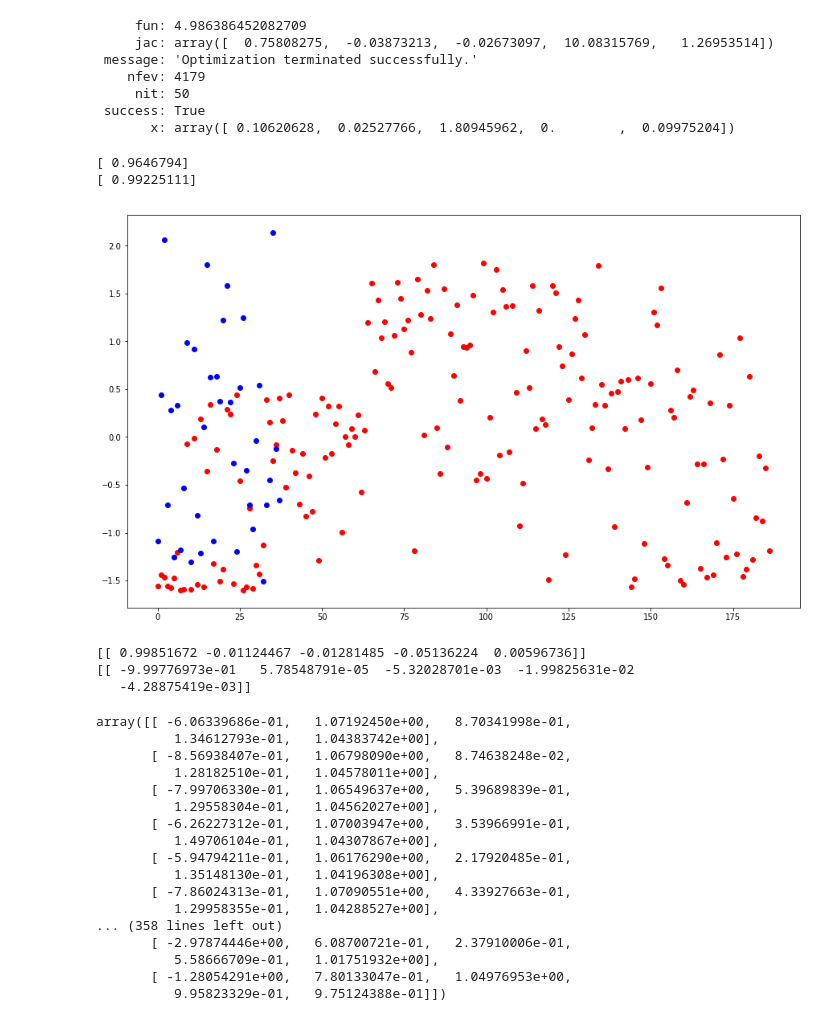
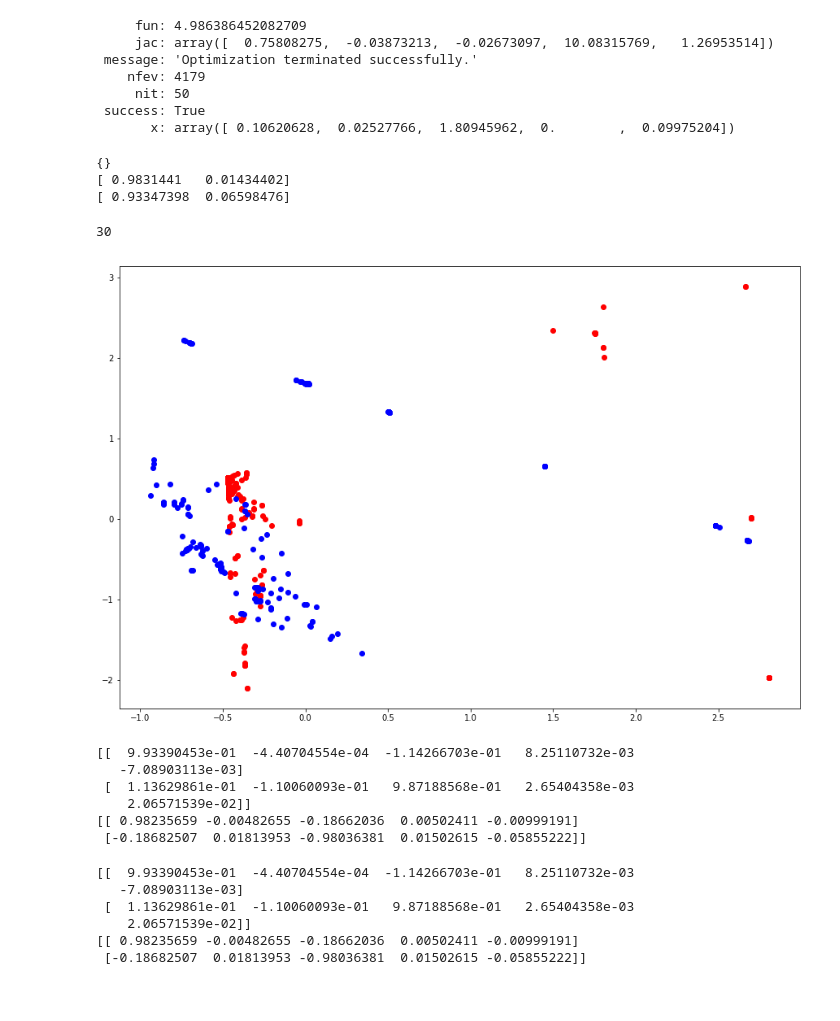
Before and after one commit to shvimas/diploma, a Jupyter notebook: notebooks/heston.ipynb, the cells around one changed output. Cells and saved outputs as stored; diff of their text form; code cells hidden in the pictures.

```diff
--- a/notebooks/heston.ipynb
+++ b/notebooks/heston.ipynb
@@ -9,12 +9,12 @@ import matplotlib.pyplot as pl
 import data_helpers as dh
 import heston_pricing as he
 from pars_range import Range
-from importlib import reload
+from importlib import reload, _RELOADING
 
 
-pl.rcParams["figure.figsize"] = (15, 9)
+pl.rcParams["figure.figsize"] = (15, 10)
 # %%
-pl.rcParams["figure.figsize"] = (15, 9)
+pl.rcParams["figure.figsize"] = (15, 10)
 # %%
 try:
     data, info = dh.read_data("../SPH2_031612.csv")
@@ -166,51 +166,60 @@ import sklearn.decomposition as de
 
 
 dh = reload(dh)
+print(_RELOADING)
 
 
-filename1 = dh.get_filename(model='heston', metric='RMR', best=True, from_dir='params/params', is_call=is_call)
-filename2 = dh.get_filename(model='heston', metric='RMR', best=True, from_dir='params', is_call=is_call)
+filename1 = dh.get_filename(model='heston', metric='MAE', is_call=True)
+filename2 = dh.get_filename(model='heston', metric='MAE', is_call=False)
 centers1 = np.array(list(dh.extract_centers(filename1)))
 centers2 = np.array(list(dh.extract_centers(filename2)))
-pca1 = de.PCA(n_components=1, whiten=True).fit(centers1)
+pca1 = de.PCA(n_components=2, whiten=True)
+pca1.fit(centers1)
 print(pca1.explained_variance_ratio_)
 components1 = pca1.components_
-pca2 = de.PCA(n_components=1, whiten=True).fit(centers2)
+pca2 = de.PCA(n_components=2, whiten=True)
+pca2.fit(centers2)
 print(pca2.explained_variance_ratio_)
 components2 = pca2.components_
 # %% [output]
-[ 0.9646794]
-[ 0.99225111]
+{}
+[ 0.9831441   0.01434402]
+[ 0.93347398  0.06598476]
 # %%
 centers_2d_1 = pca1.fit_transform(centers1)
 centers_2d_2 = pca2.fit_transform(centers2)
-dh.plot_dots(a=centers_2d_1, b=centers_2d_2, dim=1)
+dh.plot_dots(a=centers_2d_1, b=centers_2d_2)
+
+sum(list(map(
+    lambda x: he.bad_pars(*x, bounds_only=True),
+    centers_2d_1 @ components1 + pca1.mean_
+)))
 # %% [output]
+30
-[figure, old version]
+[figure, new version]
+# %%
+def restore_pars(dots, factors, means):
+    return dots @ factors + means
+
+
+centers2 - restore_pars(centers_2d_2, components2, pca2.mean_)
+
+q = list(map(lambda x: he.bad_pars(*x, bounds_only=True), centers1))
+sum(q) / len(q)
+# %% [output]
+[[  9.93390453e-01  -4.40704554e-04  -1.14266703e-01   8.25110732e-03
+   -7.08903113e-03]
+ [  1.13629861e-01  -1.10060093e-01   9.87188568e-01   2.65404358e-03
+    2.06571539e-02]]
+[[ 0.98235659 -0.00482655 -0.18662036  0.00502411 -0.00999191]
+ [-0.18682507  0.01813953 -0.98036381  0.01502615 -0.05855222]]
 # %%
 print(components1)
 print(components2)
 # %% [output]
-[[ 0.99851672 -0.01124467 -0.01281485 -0.05136224  0.00596736]]
-[[ -9.99776973e-01   5.78548791e-05  -5.32028701e-03  -1.99825631e-02
-   -4.28875419e-03]]
+[[  9.93390453e-01  -4.40704554e-04  -1.14266703e-01   8.25110732e-03
+   -7.08903113e-03]
+ [  1.13629861e-01  -1.10060093e-01   9.87188568e-01   2.65404358e-03
+    2.06571539e-02]]
+[[ 0.98235659 -0.00482655 -0.18662036  0.00502411 -0.00999191]
+ [-0.18682507  0.01813953 -0.98036381  0.01502615 -0.05855222]]
-# %%
-np.mean(centers1) + centers_2d_1 @ components1 - centers1
-# %% [output]
-array([[ -6.06339686e-01,   1.07192450e+00,   8.70341998e-01,
-          1.34612793e-01,   1.04383742e+00],
-       [ -8.56938407e-01,   1.06798090e+00,   8.74638248e-02,
-          1.28182510e-01,   1.04578011e+00],
-       [ -7.99706330e-01,   1.06549637e+00,   5.39689839e-01,
-          1.29558304e-01,   1.04562027e+00],
-       [ -6.26227312e-01,   1.07003947e+00,   3.53966991e-01,
-          1.49706104e-01,   1.04307867e+00],
-       [ -5.94794211e-01,   1.06176290e+00,   2.17920485e-01,
-          1.35148130e-01,   1.04196308e+00],
-       [ -7.86024313e-01,   1.07090551e+00,   4.33927663e-01,
-          1.29958355e-01,   1.04288527e+00],
-... (358 lines left out)
-       [ -2.97874446e+00,   6.08700721e-01,   2.37910006e-01,
-          5.58666709e-01,   1.01751932e+00],
-       [ -1.28054291e+00,   7.80133047e-01,   1.04976953e+00,
-          9.95823329e-01,   9.75124388e-01]])
```
Also changed, not shown: parts of 18 cells of this notebook, 10 other files.
